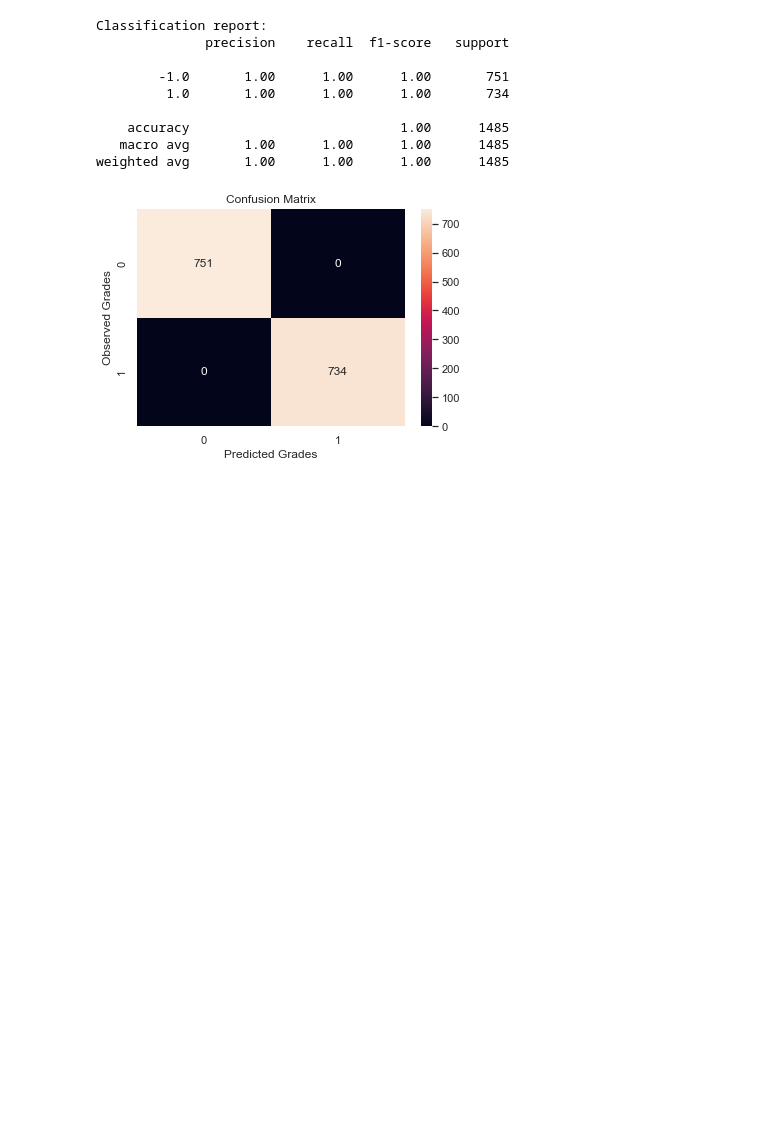
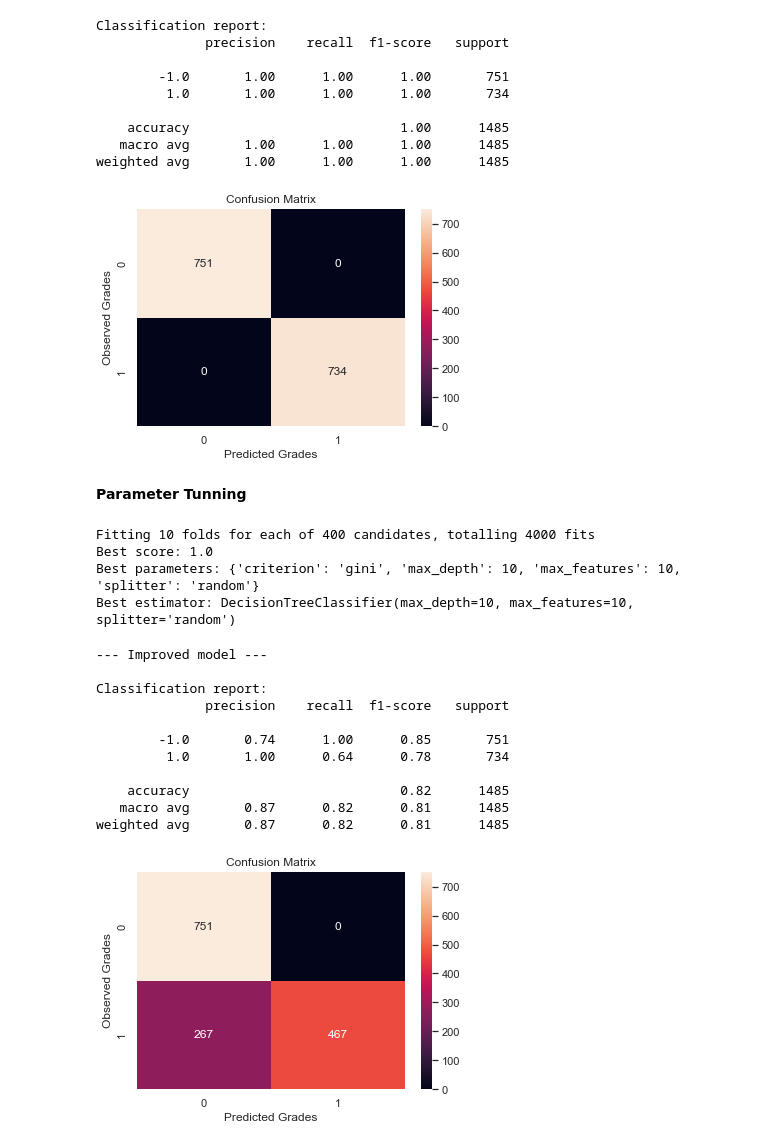
Before and after one commit to GustavoSena/AC-FEUP, a Jupyter notebook: LoadDataset.ipynb, the cells around one changed output. Drawn from its saved outputs; the diff is of its cells as text; code cells hidden in the pictures; blank space fills up the shorter version.

```diff
--- a/LoadDataset.ipynb
+++ b/LoadDataset.ipynb
@@ -487,3 +490,60 @@ Classification report:
    macro avg       1.00      1.00      1.00      1485
 weighted avg       1.00      1.00      1.00      1485
 [figure]
+# %% [markdown]
+**Parameter Tunning**
+# %%
+parameter_grid = {'criterion': ['gini', 'entropy'],
+                  'splitter': ['best', 'random'],
+                  'max_depth': range(10, 20),
+                  'max_features': range(10,20)}
+
+grid_search = GridSearchCV(DecisionTreeClassifier(),
+                           param_grid=parameter_grid,
+                           cv=10,
+                           verbose=4,
+                           n_jobs=-1)
+
+grid_search.fit(X_train, y_train)
+print('Best score: {}'.format(grid_search.best_score_))
+print('Best parameters: {}'.format(grid_search.best_params_))
+print('Best estimator: {}'.format(grid_search.best_estimator_))
+# %% [output]
+Fitting 10 folds for each of 400 candidates, totalling 4000 fits
+Best score: 1.0
+Best parameters: {'criterion': 'gini', 'max_depth': 10, 'max_features': 10, 'splitter': 'random'}
+Best estimator: DecisionTreeClassifier(max_depth=10, max_features=10, splitter='random')
+# %%
+decision_tree_classifier = grid_search.best_estimator_
+dtc_prediction = decision_tree_classifier.predict(X_test)
+
+best_dtc_classification_report = classification_report(y_test, dtc_prediction, output_dict=True)
+
+print("--- Improved model ---\n")
+print(f"Classification report:\n{classification_report(y_test, dtc_prediction)}\n")
+
+sb.set(font_scale=1.0)
+
+ax = plt.subplot()
+
+confusion_matrix_dtc = confusion_matrix(y_test, dtc_prediction)
+
+sb.heatmap(confusion_matrix_dtc, annot=True, ax=ax, fmt="g")
+
+ax.set_xlabel('Predicted Grades');
+ax.set_ylabel('Observed Grades');
+ax.set_title('Confusion Matrix');
+plt.show()
+# %% [output]
+--- Improved model ---
+
+Classification report:
+              precision    recall  f1-score   support
+
+        -1.0       0.74      1.00      0.85       751
+         1.0       1.00      0.64      0.78       734
+
+    accuracy                           0.82      1485
+   macro avg       0.87      0.82      0.81      1485
+weighted avg       0.87      0.82      0.81      1485
+[figure, added]
```
Also changed, not shown: parts of 18 cells of this notebook.
